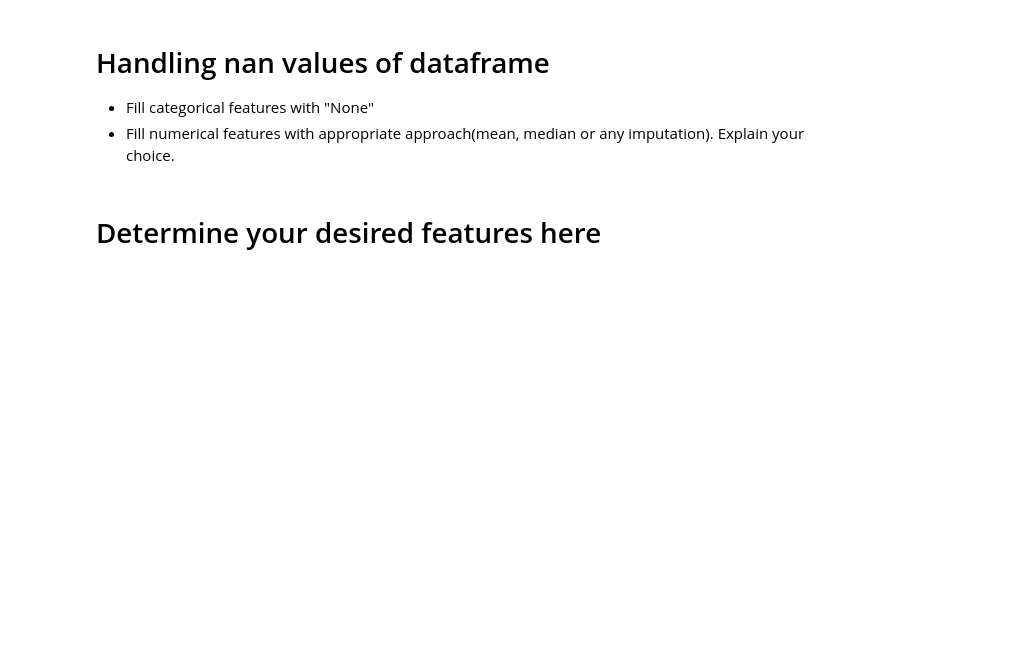
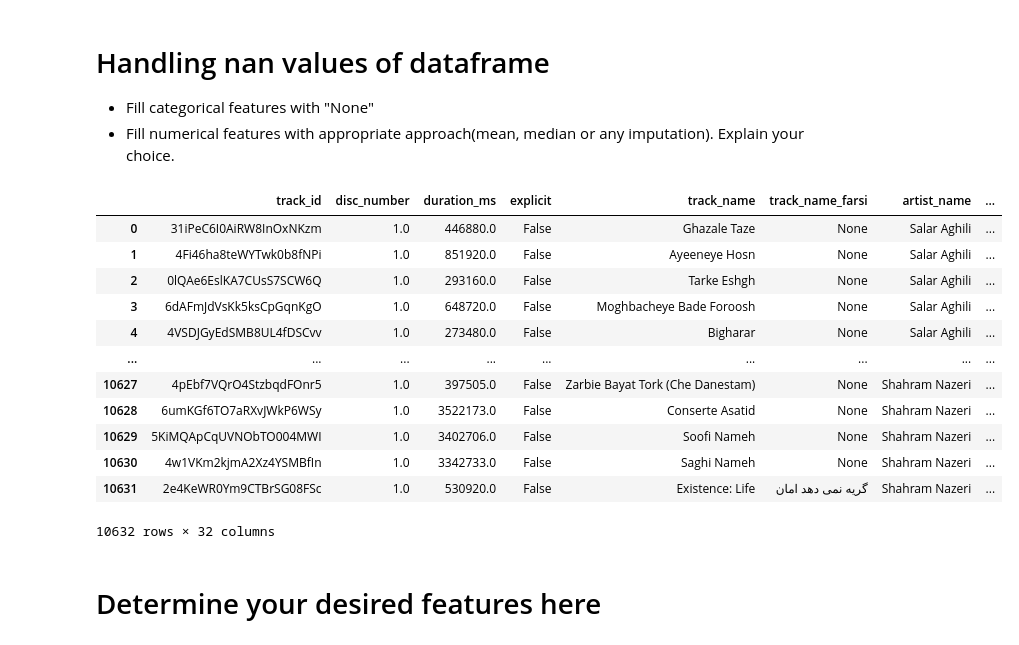
Before and after one commit to goli-mary-m/Persian-Spotify-Analysis, a Jupyter notebook: Persian-Spotify.ipynb, the cells around one changed output. Cells and saved outputs as stored; diff of their text form; code cells hidden in the pictures; blank space fills up the shorter version.

```diff
--- a/Persian-Spotify.ipynb
+++ b/Persian-Spotify.ipynb
@@ -440,4 +441,30 @@ spotify_df.isna().sum().to_frame(name='cnt_nan')
 - Fill categorical features with "None"
 - Fill numerical features with appropriate approach(mean, median or any imputation). Explain your choice.
 # %%
-# To be completed
+# fill categorical features with "None"
+categorical_columns = spotify_df.select_dtypes(exclude=[np.number]).columns
+imputer_null = SimpleImputer(missing_values=np.nan, strategy='constant', fill_value="None")
+imputer_null.fit(spotify_df[categorical_columns])
+spotify_df[categorical_columns] = imputer_null.transform(spotify_df[categorical_columns])
+
+# fill numerical features with "mean"
+numerical_columns = spotify_df.select_dtypes(include=[np.number]).columns
+imputer_mean = SimpleImputer(missing_values=np.nan, strategy='mean')
+imputer_mean.fit(spotify_df[numerical_columns])
+spotify_df[numerical_columns] = imputer_mean.transform(spotify_df[numerical_columns])
+
+spotify_df
+# %% [output]
+|  | track_id | disc_number | duration_ms | explicit | track_name | track_name_farsi | artist_name | ... |
+| 0 | 31iPeC6I0AiRW8InOxNKzm | 1.0 | 446880.0 | False | Ghazale Taze | None | Salar Aghili | ... |
+| 1 | 4Fi46ha8teWYTwk0b8fNPi | 1.0 | 851920.0 | False | Ayeeneye Hosn | None | Salar Aghili | ... |
+| 2 | 0lQAe6EslKA7CUsS7SCW6Q | 1.0 | 293160.0 | False | Tarke Eshgh | None | Salar Aghili | ... |
+| 3 | 6dAFmJdVsKk5ksCpGqnKgO | 1.0 | 648720.0 | False | Moghbacheye Bade Foroosh | None | Salar Aghili | ... |
+| 4 | 4VSDJGyEdSMB8UL4fDSCvv | 1.0 | 273480.0 | False | Bigharar | None | Salar Aghili | ... |
+| ... | ... | ... | ... | ... | ... | ... | ... | ... |
+| 10627 | 4pEbf7VQrO4StzbqdFOnr5 | 1.0 | 397505.0 | False | Zarbie Bayat Tork (Che Danestam) | None | Shahram Nazeri | ... |
+| 10628 | 6umKGf6TO7aRXvJWkP6WSy | 1.0 | 3522173.0 | False | Conserte Asatid | None | Shahram Nazeri | ... |
+| 10629 | 5KiMQApCqUVNObTO004MWI | 1.0 | 3402706.0 | False | Soofi Nameh | None | Shahram Nazeri | ... |
+| 10630 | 4w1VKm2kjmA2Xz4YSMBfIn | 1.0 | 3342733.0 | False | Saghi Nameh | None | Shahram Nazeri | ... |
+| 10631 | 2e4KeWR0Ym9CTBrSG08FSc | 1.0 | 530920.0 | False | Existence: Life | گریه نمی دهد امان | Shahram Nazeri | ... |
+10632 rows × 32 columns
```
Also changed, not shown: parts of 11 cells of this notebook.
